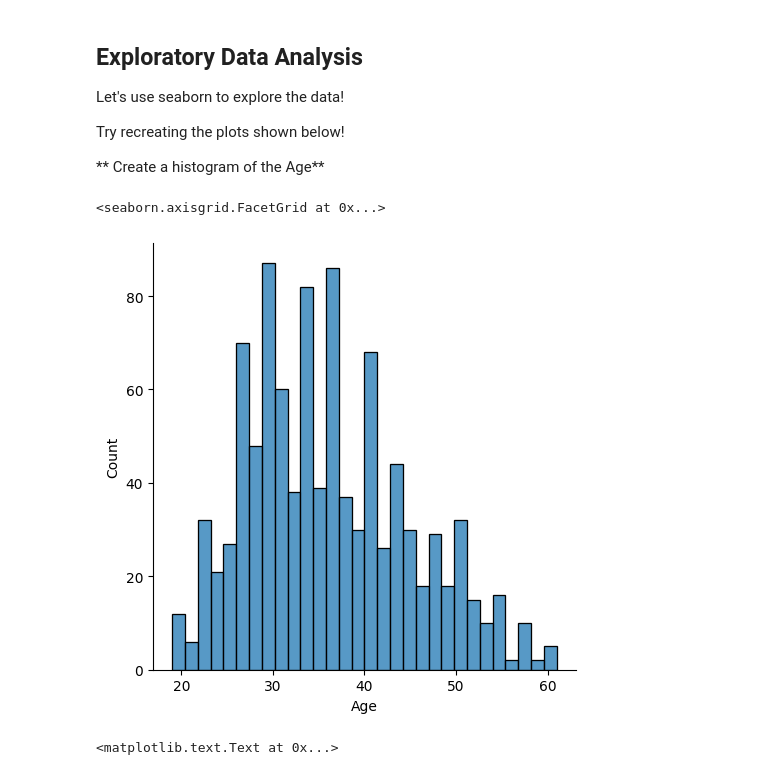
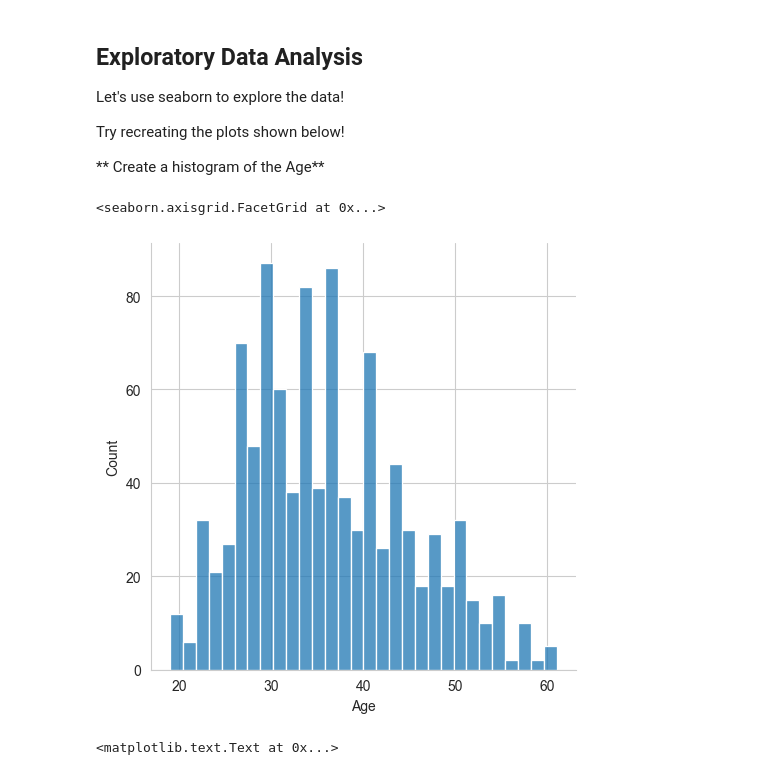
Before and after one commit to Syed-Yousha/Machine_Leaning, a Jupyter notebook: Logistic_Regression/02-Logistic Regression Project.ipynb, the cells around one changed output. Cells and saved outputs as stored; diff of their text form; code cells hidden in the pictures.

```diff
--- a/Logistic_Regression/02-Logistic Regression Project.ipynb
+++ b/Logistic_Regression/02-Logistic Regression Project.ipynb
@@ -124,10 +124,11 @@ Try recreating the plots shown below!
 
 ** Create a histogram of the Age**
 # %%
+sns.set_style('whitegrid')
 sns.displot(ad_data['Age'], bins=30) # Most Ad clickers are of age 25 to 45
 # %% [output]
 <seaborn.axisgrid.FacetGrid at 0x...>
-[figure, old version]
+[figure, new version]
 # %%
 # %% [output]
 <matplotlib.text.Text at 0x...>
```
Also changed, not shown: parts of 2 cells of this notebook.
